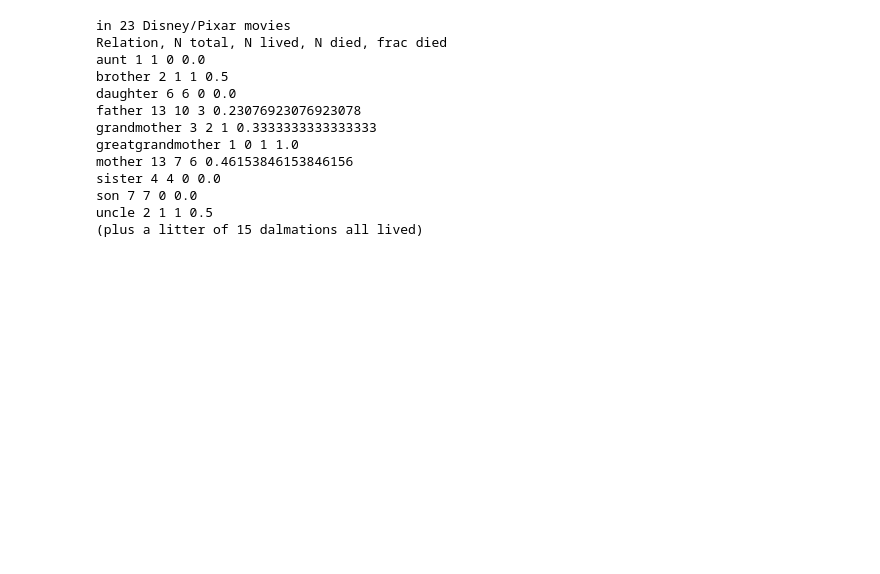
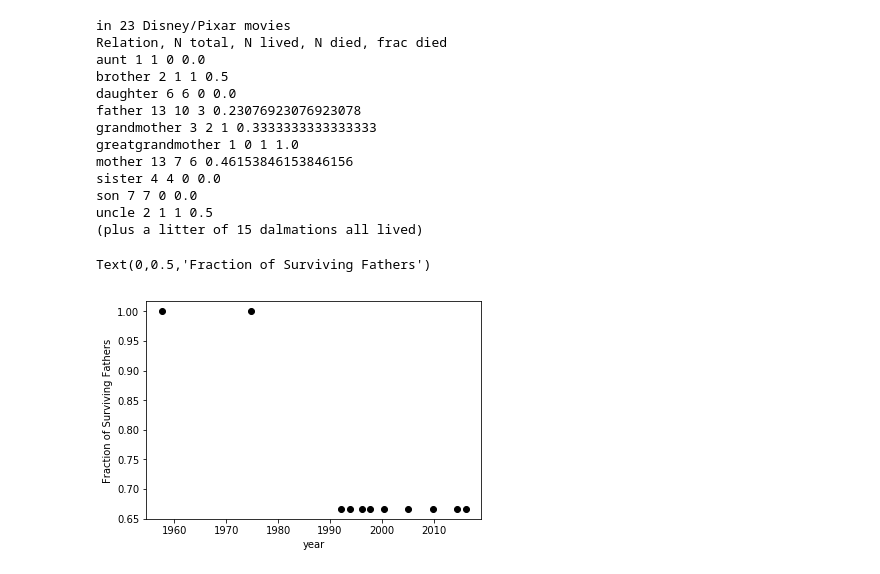
Before and after one commit to yoachim/Disney_Death, a Jupyter notebook: disney_death_stats.ipynb, the cells around one changed output. Drawn from its saved outputs; the diff is of its cells as text; code cells hidden in the pictures; blank space fills up the shorter version.

```diff
--- a/disney_death_stats.ipynb
+++ b/disney_death_stats.ipynb
@@ -81,3 +82,20 @@ uncle 2 1 1 0.5
 # Maybe make a seperate file for referenced or strongly implied parent deaths (Little Mermaid, Sword in the Stone, Lilo and Stitch, Cinderella, etc.)
 # %%
 # Maybe look at plots of mother and father mortality as a function of time.
+# %%
+def moving_average(a, n=3) :
+    ret = np.cumsum(a, dtype=float)
+    ret[n:] = ret[n:] - ret[:-n]
+    return ret[n - 1:] / n
+# %%
+data.sort(order='dt')
+# %%
+good = np.where(data['relation'] == 'father')
+ave_father = moving_average(data['live'][good], n=3)
+ave_time_f = moving_average(data['dt'][good], n=3)
+plt.plot(ave_time_f, ave_father, 'ko')
+plt.xlabel('year')
+plt.ylabel("Fraction of Surviving Fathers")
+# %% [output]
+Text(0,0.5,'Fraction of Surviving Fathers')
+[figure, added]
```
Also changed, not shown: parts of 3 cells of this notebook.
